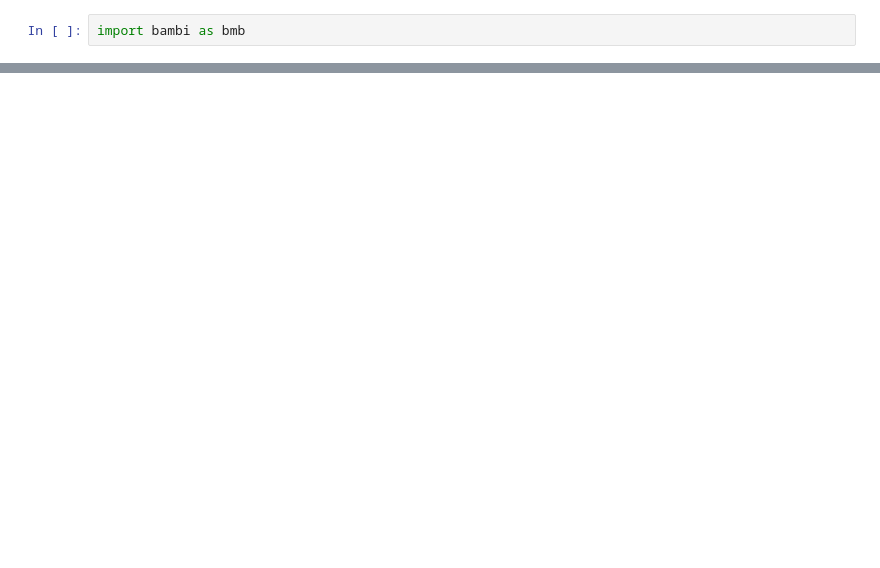
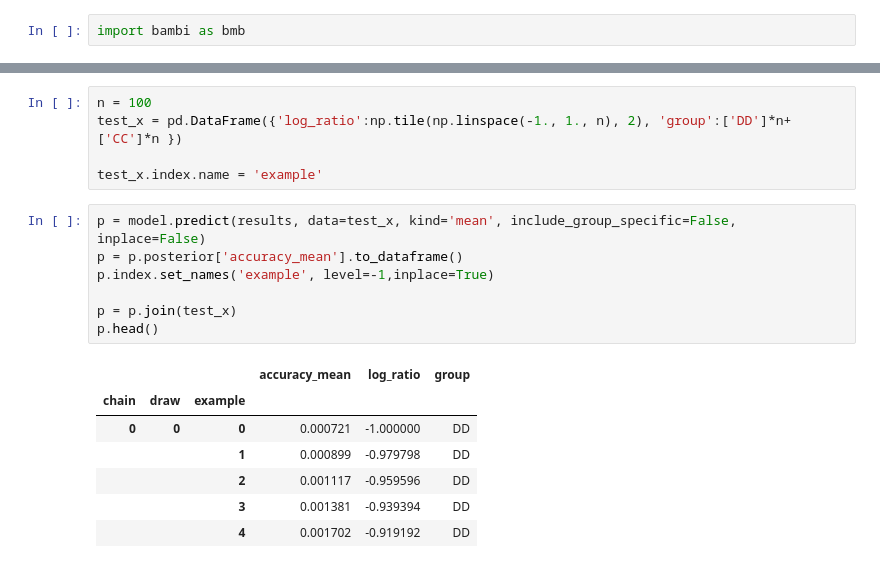
Before and after one commit to mrenke/dyscalculia_modelling, a Jupyter notebook: notebooks/Quick cleanup and analysis of data.ipynb, the cells around one changed output, grey strips where cells are left out. Saved outputs shown, nothing was run; the diff lists cells and outputs as text; blank space fills up the shorter version.

```diff
--- a/notebooks/Quick cleanup and analysis of data.ipynb
+++ b/notebooks/Quick cleanup and analysis of data.ipynb
@@ -246,0 +299,20 @@ dtype: float64
+# %%
+n = 100
+test_x = pd.DataFrame({'log_ratio':np.tile(np.linspace(-1., 1., n), 2), 'group':['DD']*n+['CC']*n })
+
+test_x.index.name = 'example'
+# %%
+p = model.predict(results, data=test_x, kind='mean', include_group_specific=False, inplace=False)
+p = p.posterior['accuracy_mean'].to_dataframe()
+p.index.set_names('example', level=-1,inplace=True)
+
+p = p.join(test_x)
+p.head()
+# %% [output]
+|  |  |  | accuracy_mean | log_ratio | group |
+| chain | draw | example |  |  |  |
+| 0 | 0 | 0 | 0.000721 | -1.000000 | DD |
+|  |  | 1 | 0.000899 | -0.979798 | DD |
+|  |  | 2 | 0.001117 | -0.959596 | DD |
+|  |  | 3 | 0.001381 | -0.939394 | DD |
+|  |  | 4 | 0.001702 | -0.919192 | DD |
```
Also changed, not shown: parts of 31 cells of this notebook.
